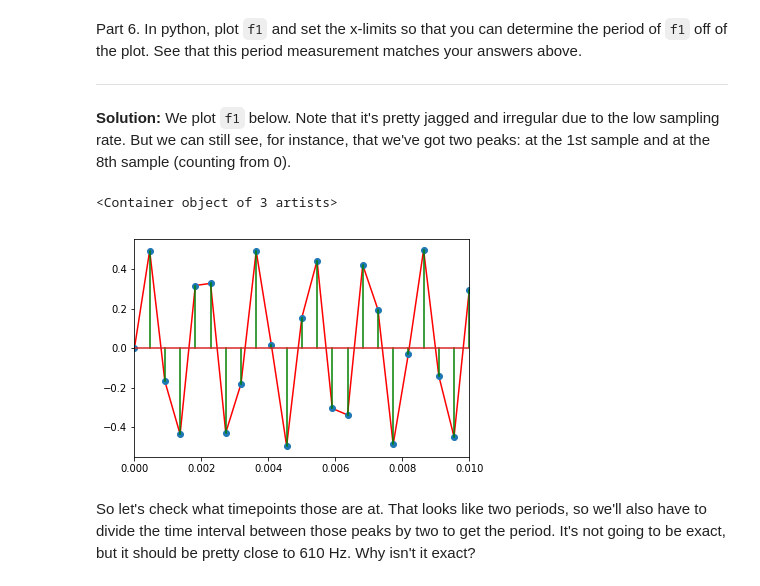
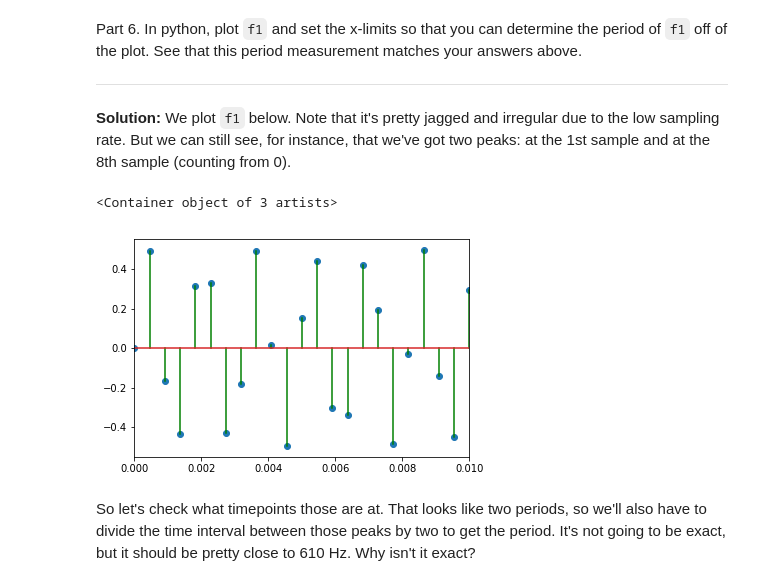
Before and after one commit to ling592b/592B_PS4-krismyu, a Jupyter notebook: 592B Spring 2018 Problem Set 4.ipynb, the cells around one changed output. Cells and saved outputs as stored; diff of their text form; code cells hidden in the pictures.

```diff
--- a/592B Spring 2018 Problem Set 4.ipynb
+++ b/592B Spring 2018 Problem Set 4.ipynb
@@ -119,12 +119,12 @@ Part 6. In python, plot `f1` and set the x-limits so that you can determine the
 # %%
 plt.figure("Plot of f1") # Create a new figure
 
 plt.xlim(0,0.01)
-plt.plot(t, f1, "-r")
+#plt.plot(t, f1, "-r")
 plt.stem(t , f1, "-g")
 # %% [output]
 <Container object of 3 artists>
-[figure, old version]
+[figure, new version]
 # %% [markdown]
 So let's check what timepoints those are at. That looks like two periods, so we'll also have to divide the time interval between those peaks by two to get the period. It's not going to be exact, but it should be pretty close to 610 Hz. Why isn't it exact?
 # %%
```
Also changed, not shown: parts of 34 cells of this notebook, 1 other file.
